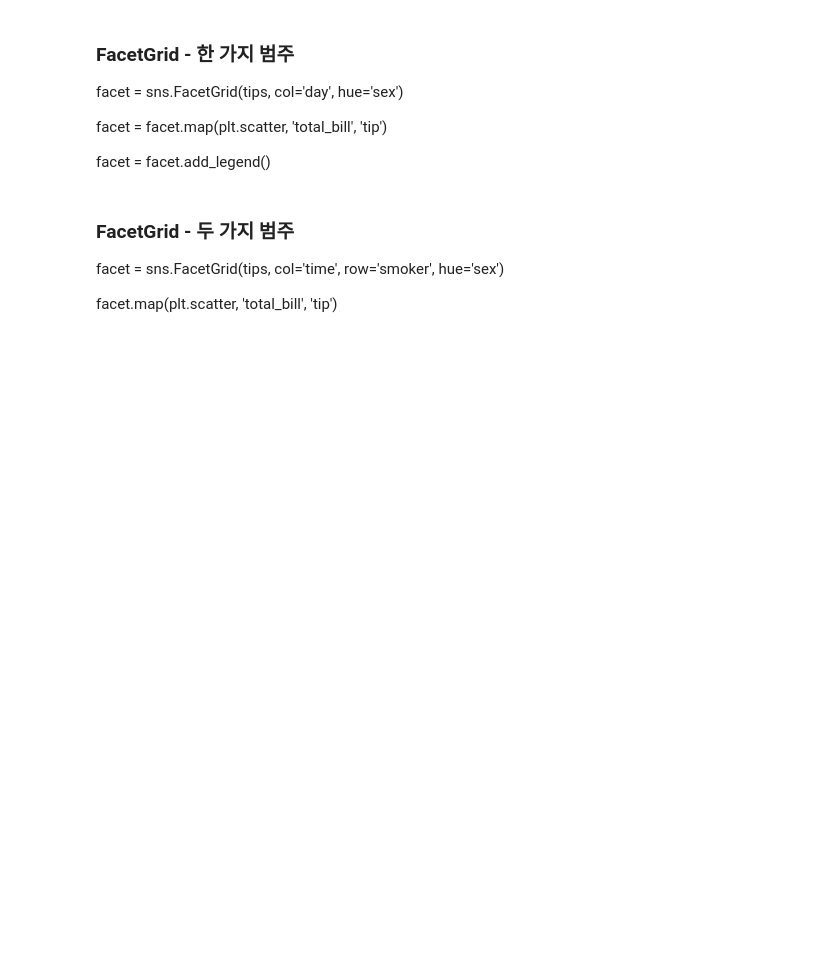
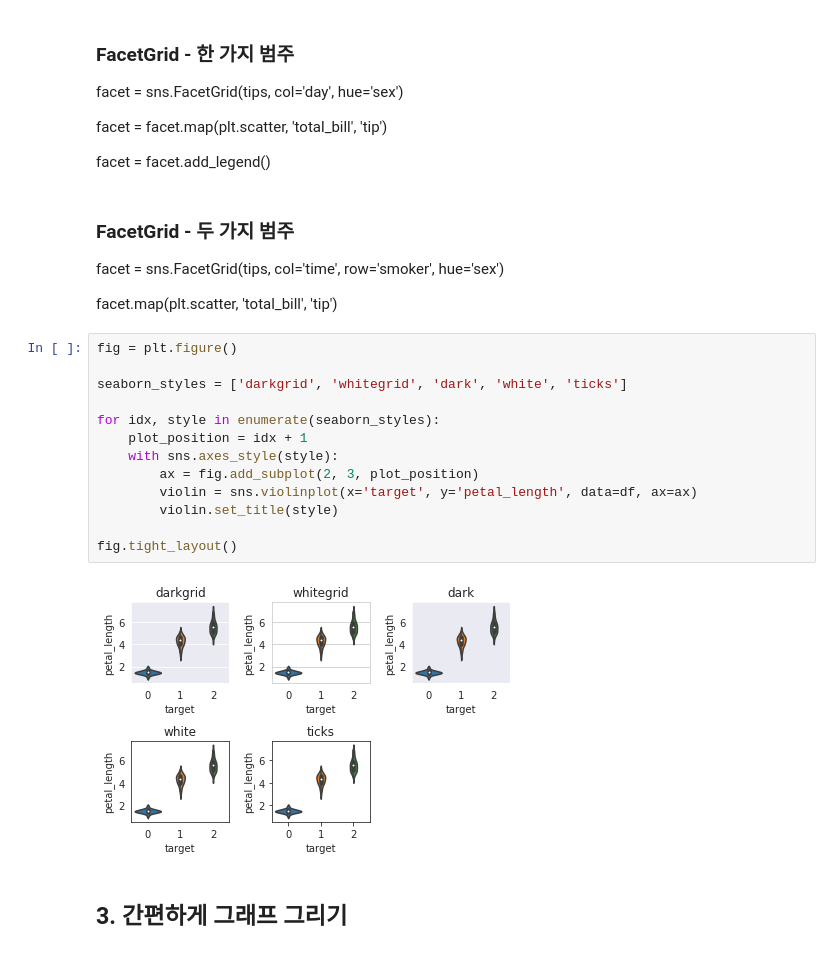
Before and after one commit to skz2356/Pycode, a Jupyter notebook: Basic/Plot.ipynb, the cells around one changed output. Drawn from its saved outputs; the diff is of its cells as text; blank space fills up the shorter version.

```diff
--- a/Basic/Plot.ipynb
+++ b/Basic/Plot.ipynb
@@ -108,3 +114,20 @@ facet = facet.add_legend()
 facet = sns.FacetGrid(tips, col='time', row='smoker', hue='sex')
 
 facet.map(plt.scatter, 'total_bill', 'tip')
+# %%
+fig = plt.figure()
+
+seaborn_styles = ['darkgrid', 'whitegrid', 'dark', 'white', 'ticks']
+
+for idx, style in enumerate(seaborn_styles):
+    plot_position = idx + 1
+    with sns.axes_style(style):
+        ax = fig.add_subplot(2, 3, plot_position)
+        violin = sns.violinplot(x='target', y='petal_length', data=df, ax=ax)
+        violin.set_title(style)
+
+fig.tight_layout()
+# %% [output]
+[figure, added]
+# %% [markdown]
+## 3. 간편하게 그래프 그리기
```
Also changed, not shown: parts of 2 cells of this notebook, 1 other file.
